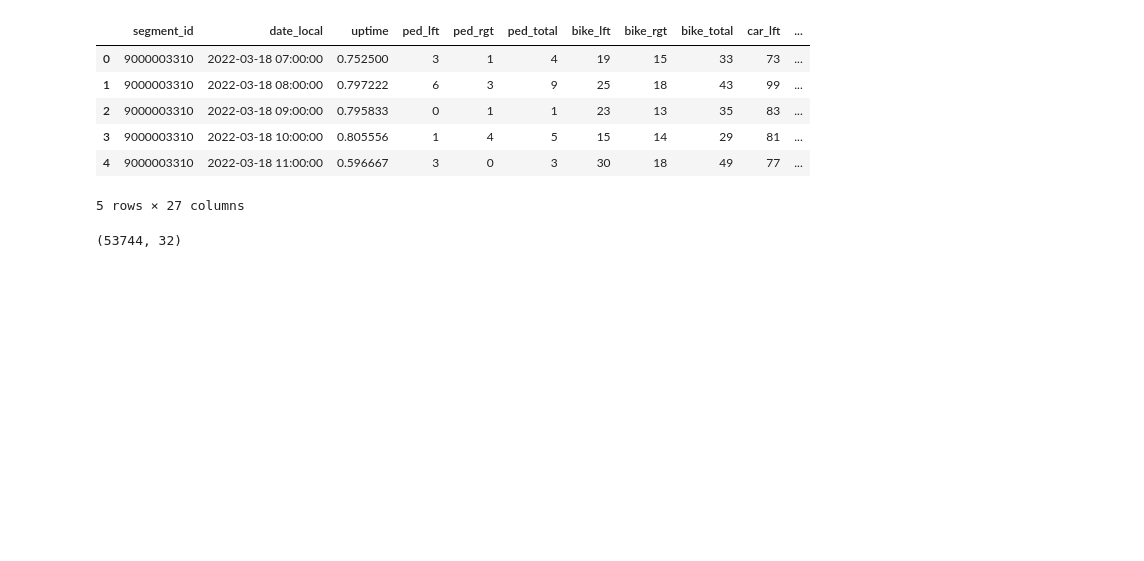
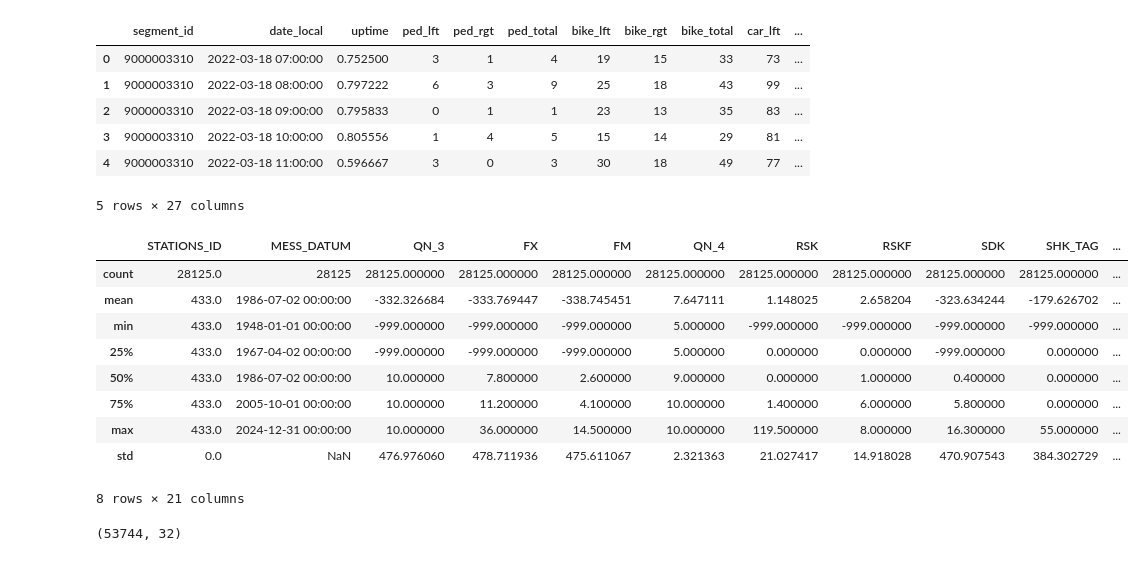
Before and after one commit to mjrm123mi/Data-Science-Pedestrian-Project, a Jupyter notebook: src/Explorative_Datenanalyse_Fußgaengerinnen.ipynb, the cells around one changed output. Drawn from its saved outputs; the diff is of its cells as text; code cells hidden in the pictures; blank space fills up the shorter version.

```diff
--- a/src/Explorative_Datenanalyse_Fußgaengerinnen.ipynb
+++ b/src/Explorative_Datenanalyse_Fußgaengerinnen.ipynb
@@ -278,6 +290,19 @@ dftotal.head()
 | 3 | 9000003310 | 2022-03-18 10:00:00 | 0.805556 | 1 | 4 | 5 | 15 | 14 | 29 | 81 | ... |
 | 4 | 9000003310 | 2022-03-18 11:00:00 | 0.596667 | 3 | 0 | 3 | 30 | 18 | 49 | 77 | ... |
 5 rows × 27 columns
+# %%
+df_wetter.describe()
+# %% [output]
+|  | STATIONS_ID | MESS_DATUM | QN_3 | FX | FM | QN_4 | RSK | RSKF | SDK | SHK_TAG | ... |
+| count | 28125.0 | 28125 | 28125.000000 | 28125.000000 | 28125.000000 | 28125.000000 | 28125.000000 | 28125.000000 | 28125.000000 | 28125.000000 | ... |
+| mean | 433.0 | 1986-07-02 00:00:00 | -332.326684 | -333.769447 | -338.745451 | 7.647111 | 1.148025 | 2.658204 | -323.634244 | -179.626702 | ... |
+| min | 433.0 | 1948-01-01 00:00:00 | -999.000000 | -999.000000 | -999.000000 | 5.000000 | -999.000000 | -999.000000 | -999.000000 | -999.000000 | ... |
+| 25% | 433.0 | 1967-04-02 00:00:00 | -999.000000 | -999.000000 | -999.000000 | 5.000000 | 0.000000 | 0.000000 | -999.000000 | 0.000000 | ... |
+| 50% | 433.0 | 1986-07-02 00:00:00 | 10.000000 | 7.800000 | 2.600000 | 9.000000 | 0.000000 | 1.000000 | 0.400000 | 0.000000 | ... |
+| 75% | 433.0 | 2005-10-01 00:00:00 | 10.000000 | 11.200000 | 4.100000 | 10.000000 | 1.400000 | 6.000000 | 5.800000 | 0.000000 | ... |
+| max | 433.0 | 2024-12-31 00:00:00 | 10.000000 | 36.000000 | 14.500000 | 10.000000 | 119.500000 | 8.000000 | 16.300000 | 55.000000 | ... |
+| std | 0.0 | NaN | 476.976060 | 478.711936 | 475.611067 | 2.321363 | 21.027417 | 14.918028 | 470.907543 | 384.302729 | ... |
+8 rows × 21 columns
 # %%
 # Spaltennamen fixen- Leerzeichen entfernen
 df_wetter.columns = df_wetter.columns.str.strip()  # Entfernt Leerzeichen am Anfang und Ende
```
Also changed, not shown: parts of 14 cells of this notebook, 1 other file.
